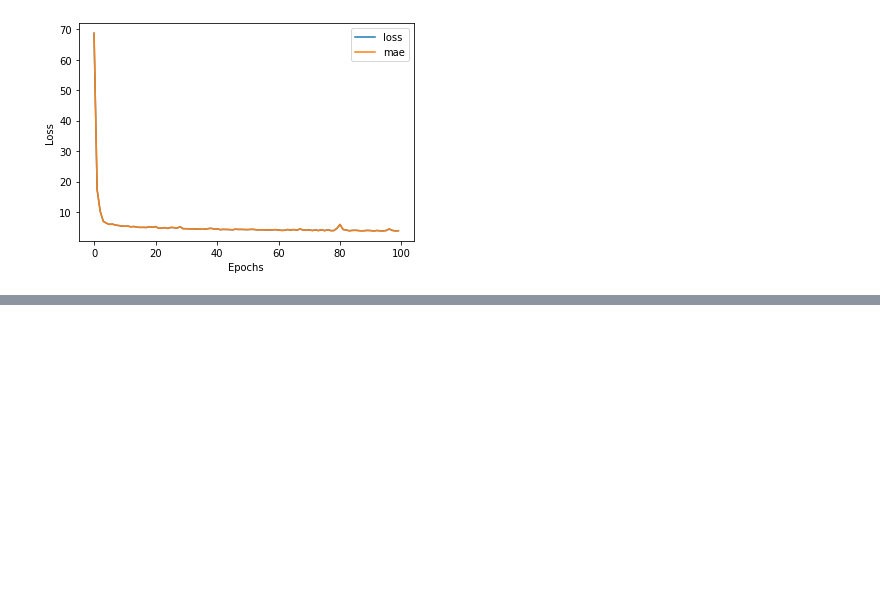
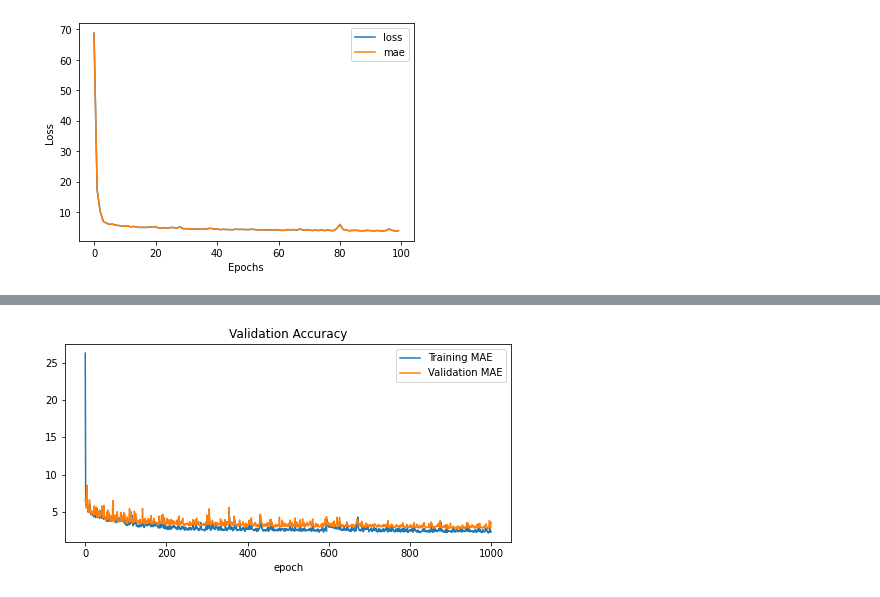
Before and after one commit to sameer203/Tensorflow_, a Jupyter notebook: 02A_Boston_Dataset_Regression.ipynb, the cells around one changed output, grey strips where cells are left out. Drawn from its saved outputs; the diff is of its cells as text; code cells hidden in the pictures; blank space fills up the shorter version.

```diff
--- a/02A_Boston_Dataset_Regression.ipynb
+++ b/02A_Boston_Dataset_Regression.ipynb
@@ -134,0 +200,20 @@ Text(0, 0.5, 'Loss')
+# %%
+# model 5
+
+#set random seed
+tf.random.set_seed(42)
+
+#Neural Net model
+model_5 = tf.keras.Sequential([
+                               tf.keras.layers.Dense(100,activation="relu"),
+                               tf.keras.layers.Dense(10, activation="relu"),
+                               tf.keras.layers.Dense(1)
+])
+
+#compile the model
+model_5.compile(loss=tf.keras.losses.mae,
+                optimizer=tf.keras.optimizers.Adam(lr=0.01),
+                metrics=["mae"])
+
+#Fit the model
+history_5 = model_5.fit(x_train, y_train, epochs=1000,verbose=0, validation_data=(x_test,y_test))
@@ -134,0 +225,23 @@ Text(0, 0.5, 'Loss')
+# %%
+mae = history_5.history["mae"]
+loss = history_5.history["loss"]
+
+val_mae = history_5.history["val_mae"]
+val_loss = history_5.history["val_loss"]
+
+# Make plots
+plt.figure(figsize=(8, 8))
+plt.subplot(2, 1, 1)
+plt.plot(loss, label='Training MAE')
+plt.title('Training Accuracy')
+plt.xlabel('epoch')
+plt.legend(loc='upper right')
+
+plt.subplot(2, 1, 1)
+plt.plot(val_loss, label='Validation MAE')
+plt.title('Validation Accuracy')
+plt.xlabel('epoch')
+plt.legend(loc='upper right')
+plt.show()
+# %% [output]
+[figure, added]
```
Also changed, not shown: parts of 9 cells of this notebook.
